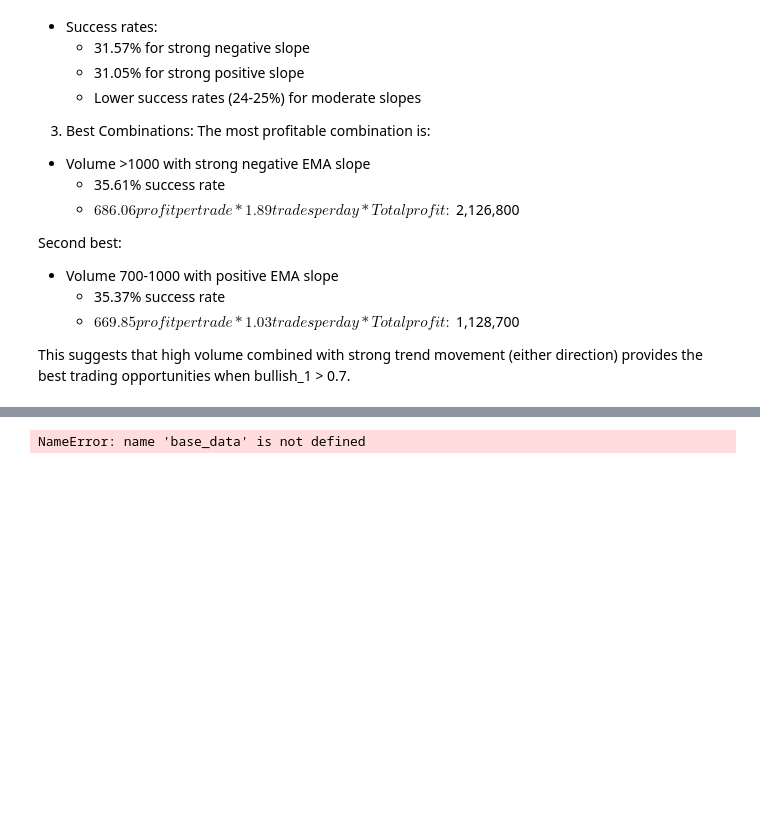
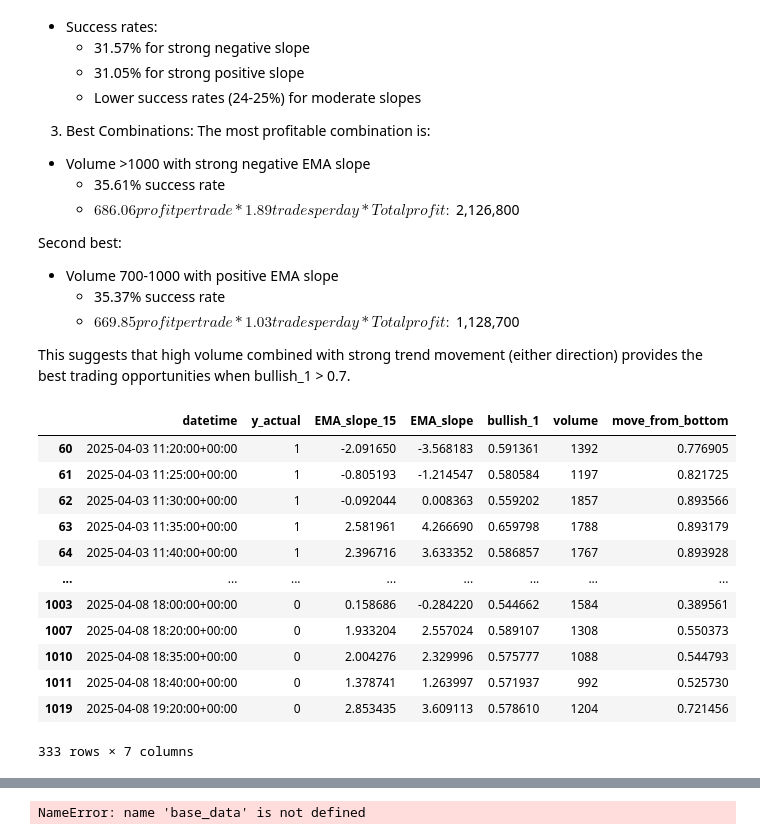
Before and after one commit to vgupta2710/Equity-Plans, a Jupyter notebook: deepnote/Data_Importer/6. Flag Adjustments Historical.ipynb, the cells around one changed output, grey strips where cells are left out. Drawn from its saved outputs; the diff is of its cells as text; code cells hidden in the pictures; blank space fills up the shorter version.

```diff
--- a/deepnote/Data_Importer/6. Flag Adjustments Historical.ipynb
+++ b/deepnote/Data_Importer/6. Flag Adjustments Historical.ipynb
@@ -1228,5 +1228,24 @@ import json
 # Open and read the file first, then parse the JSON
 with open('/work/config/strategy_volume_based.json', 'r') as file:
     config = json.load(file)  # Use json.load() for files instead of json.loads()
+# %%
+history[(history['volume']> 900)
+        & (history['bullish_1']> .54)
+        #& ((history['EMA_slope_15']>config['ema_slope_15_threshold_max']) | (history['EMA_slope_15']<config['ema_slope_15_threshold_min']))
+][['datetime','y_actual','EMA_slope_15','EMA_slope','bullish_1','volume','move_from_bottom']]
+# %% [output]
+|  | datetime | y_actual | EMA_slope_15 | EMA_slope | bullish_1 | volume | move_from_bottom |
+| 60 | 2025-04-03 11:20:00+00:00 | 1 | -2.091650 | -3.568183 | 0.591361 | 1392 | 0.776905 |
+| 61 | 2025-04-03 11:25:00+00:00 | 1 | -0.805193 | -1.214547 | 0.580584 | 1197 | 0.821725 |
+| 62 | 2025-04-03 11:30:00+00:00 | 1 | -0.092044 | 0.008363 | 0.559202 | 1857 | 0.893566 |
+| 63 | 2025-04-03 11:35:00+00:00 | 1 | 2.581961 | 4.266690 | 0.659798 | 1788 | 0.893179 |
+| 64 | 2025-04-03 11:40:00+00:00 | 1 | 2.396716 | 3.633352 | 0.586857 | 1767 | 0.893928 |
+| ... | ... | ... | ... | ... | ... | ... | ... |
+| 1003 | 2025-04-08 18:00:00+00:00 | 0 | 0.158686 | -0.284220 | 0.544662 | 1584 | 0.389561 |
+| 1007 | 2025-04-08 18:20:00+00:00 | 0 | 1.933204 | 2.557024 | 0.589107 | 1308 | 0.550373 |
+| 1010 | 2025-04-08 18:35:00+00:00 | 0 | 2.004276 | 2.329996 | 0.575777 | 1088 | 0.544793 |
+| 1011 | 2025-04-08 18:40:00+00:00 | 0 | 1.378741 | 1.263997 | 0.571937 | 992 | 0.525730 |
+| 1019 | 2025-04-08 19:20:00+00:00 | 0 | 2.853435 | 3.609113 | 0.578610 | 1204 | 0.721456 |
+333 rows × 7 columns
 # %%
 history[(history['volume']> 600)
```
Also changed, not shown: parts of 4 cells of this notebook, 1 other file.
